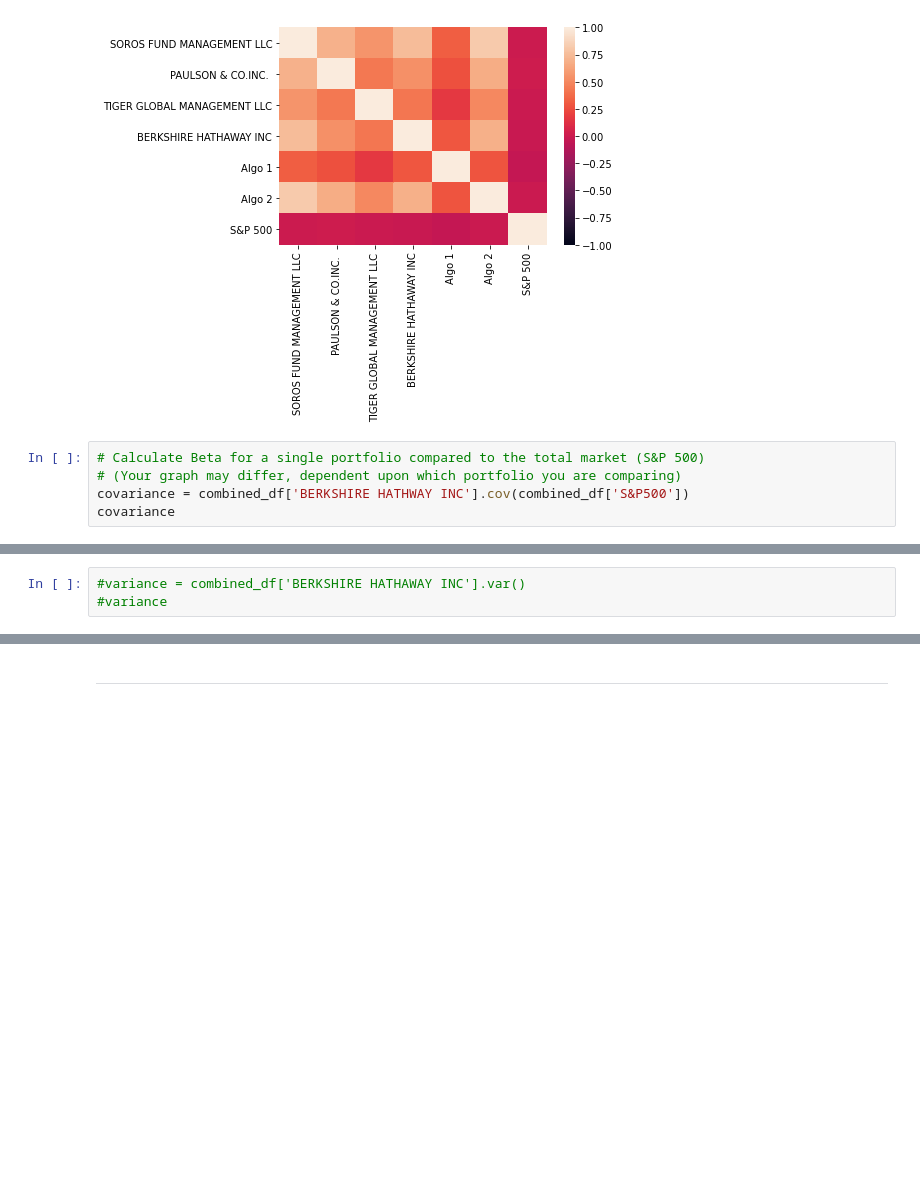
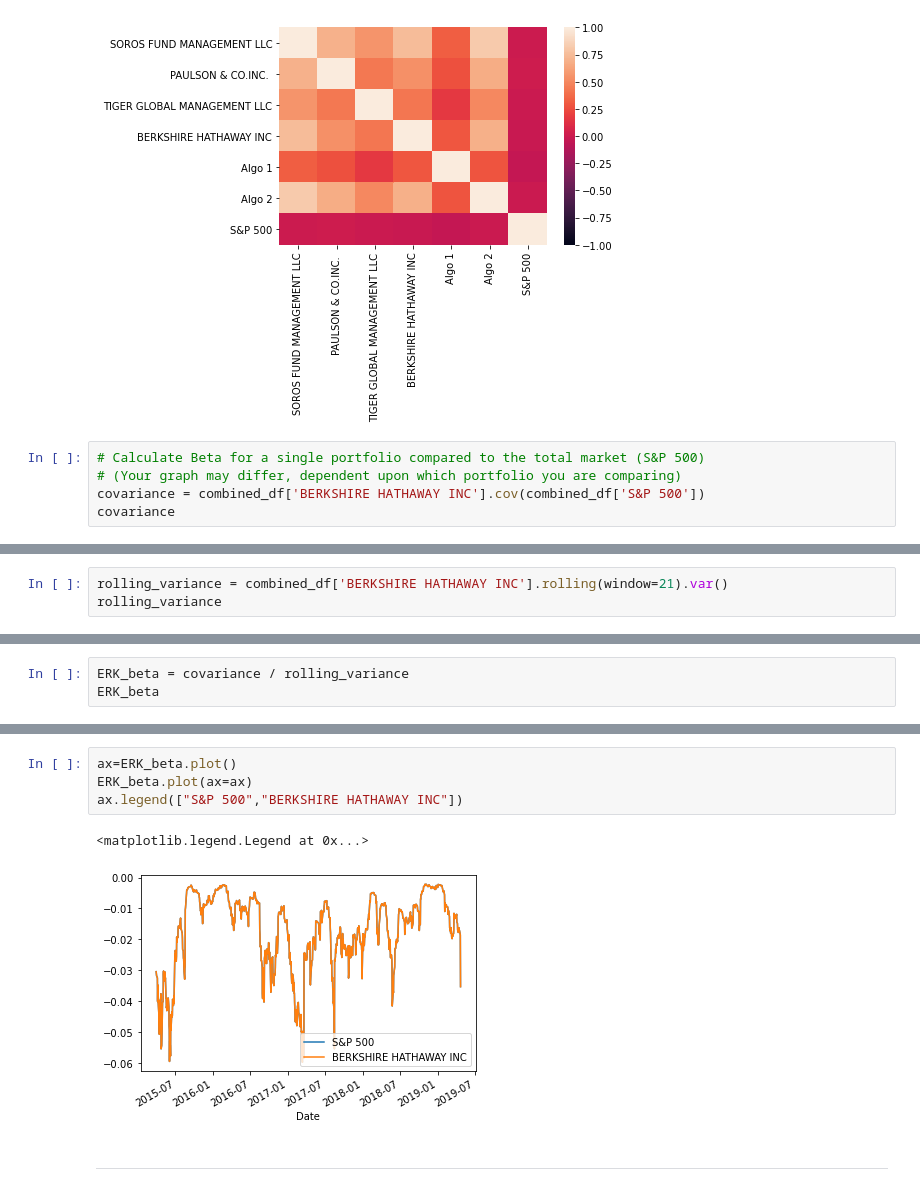
Before and after one commit to mekijah/Pandas-HW, a Jupyter notebook: whale_analysis.ipynb, the cells around one changed output, grey strips where cells are left out. Saved outputs shown, nothing was run; the diff lists cells and outputs as text; blank space fills up the shorter version.

```diff
--- a/whale_analysis.ipynb
+++ b/whale_analysis.ipynb
@@ -282,6 +308,6 @@ sns.heatmap(correlation, vmin=-1, vmax=1)
 # %%
 # Calculate Beta for a single portfolio compared to the total market (S&P 500)
 # (Your graph may differ, dependent upon which portfolio you are comparing)
-covariance = combined_df['BERKSHIRE HATHWAY INC'].cov(combined_df['S&P500'])
+covariance = combined_df['BERKSHIRE HATHAWAY INC'].cov(combined_df['S&P 500'])
 covariance
 # %% [output]
@@ -289,3 +315,3 @@ KeyError: 'BERKSHIRE HATHWAY INC'
 # %%
-#variance = combined_df['BERKSHIRE HATHAWAY INC'].var()
-#variance
+rolling_variance = combined_df['BERKSHIRE HATHAWAY INC'].rolling(window=21).var()
+rolling_variance
@@ -293,0 +332,3 @@ KeyError: 'BERKSHIRE HATHWAY INC'
+# %%
+ERK_beta = covariance / rolling_variance
+ERK_beta
@@ -294,3 +349,10 @@ KeyError: 'BERKSHIRE HATHWAY INC'
+# %%
+ax=ERK_beta.plot()
+ERK_beta.plot(ax=ax)
+ax.legend(["S&P 500","BERKSHIRE HATHAWAY INC"])
+# %% [output]
+<matplotlib.legend.Legend at 0x...>
+[figure, added]
 # %% [markdown]
 ---
 # %% [markdown]
```
Also changed, not shown: parts of 24 cells of this notebook.
